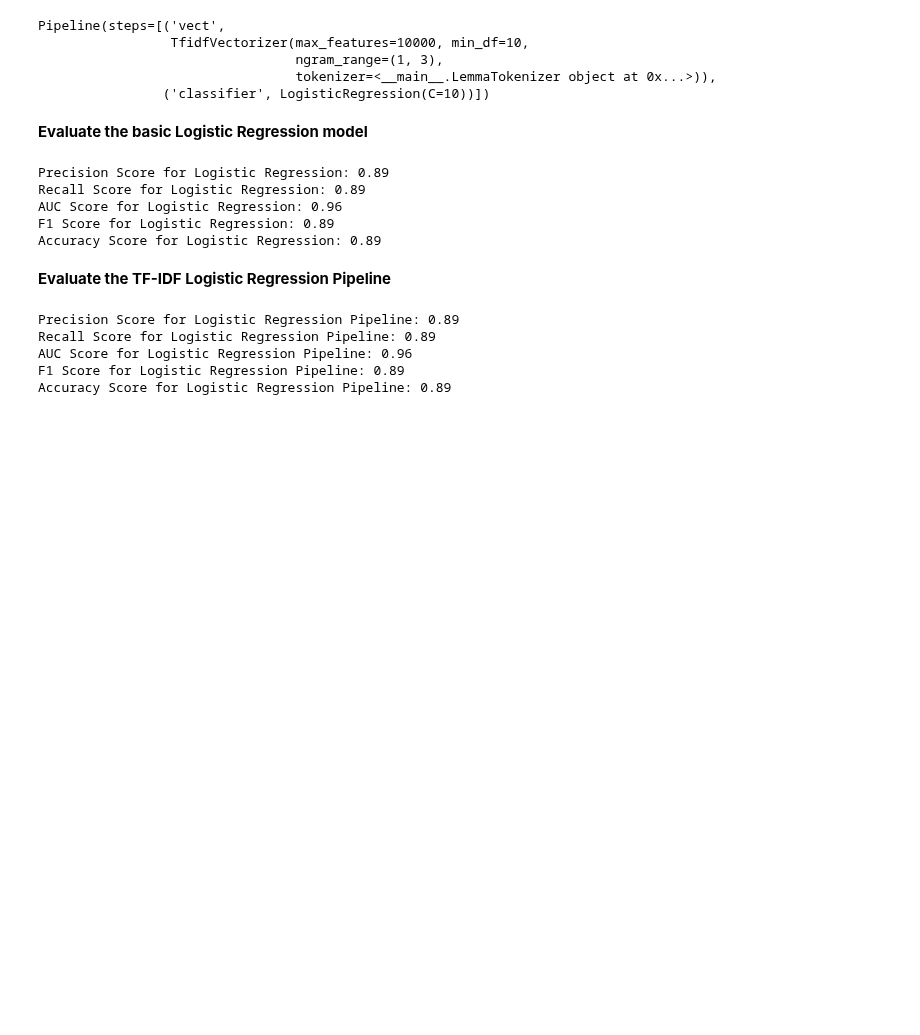
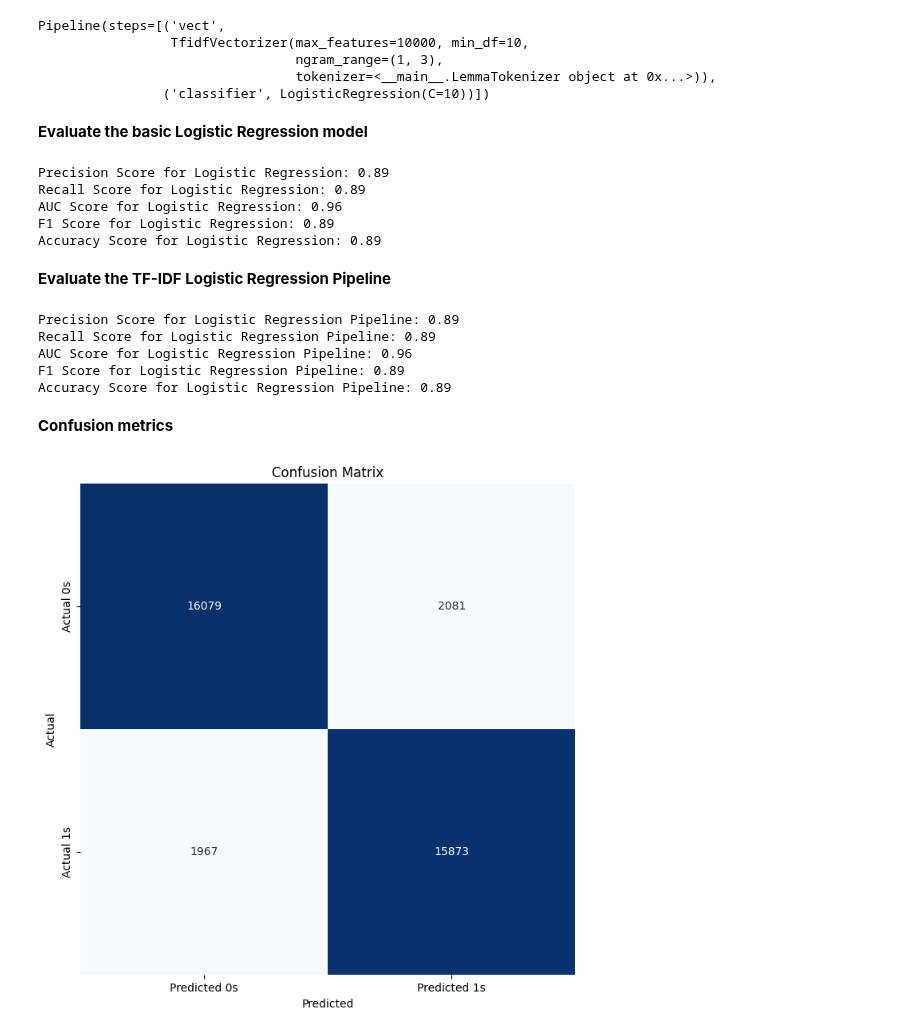
Before and after one commit to Danitilahun/Sentiment-Analysis, a Jupyter notebook: XAI_and_Model_Evaluation.ipynb, the cells around one changed output. Saved outputs shown, nothing was run; the diff lists cells and outputs as text; code cells hidden in the pictures; blank space fills up the shorter version.

Commit message:
## Confusion metrics

```diff
--- a/XAI_and_Model_Evaluation.ipynb
+++ b/XAI_and_Model_Evaluation.ipynb
@@ -632,3 +632,8 @@ Recall Score for Logistic Regression Pipeline: 0.89
 AUC Score for Logistic Regression Pipeline: 0.96
 F1 Score for Logistic Regression Pipeline: 0.89
 Accuracy Score for Logistic Regression Pipeline: 0.89
+# %%
+y_predict=basic_logistic_regression.predict(x_test_ngrams_tfidf_vectorized)
+y_predict_prob=basic_logistic_regression.predict_proba(x_test_ngrams_tfidf_vectorized)[:,1]
+# %% [markdown]
+**Confusion metrics**
@@ -634,0 +643,22 @@ Accuracy Score for Logistic Regression Pipeline: 0.89
+# %%
+def confusion_matrix_plot(y_test, y_score):
+    """
+    Plots a confusion matrix using seaborn's heatmap for better visualization.
+
+    Parameters:
+    - y_test: array-like, true labels.
+    - y_score: array-like, predicted labels.
+    """
+    confmatrix = confusion_matrix(y_test, y_score)
+    plt.figure(figsize=(8, 8))
+    sns.heatmap(confmatrix, annot=True, fmt='d', cmap='Blues', cbar=False,
+                xticklabels=['Predicted 0s', 'Predicted 1s'],
+                yticklabels=['Actual 0s', 'Actual 1s'])
+    plt.xlabel('Predicted')
+    plt.ylabel('Actual')
+    plt.title('Confusion Matrix')
+    plt.show()
+# %%
+confusion_matrix_plot(y_test,y_predict)
+# %% [output]
+[figure, added]
```
Also changed, not shown: parts of 2 cells of this notebook.
